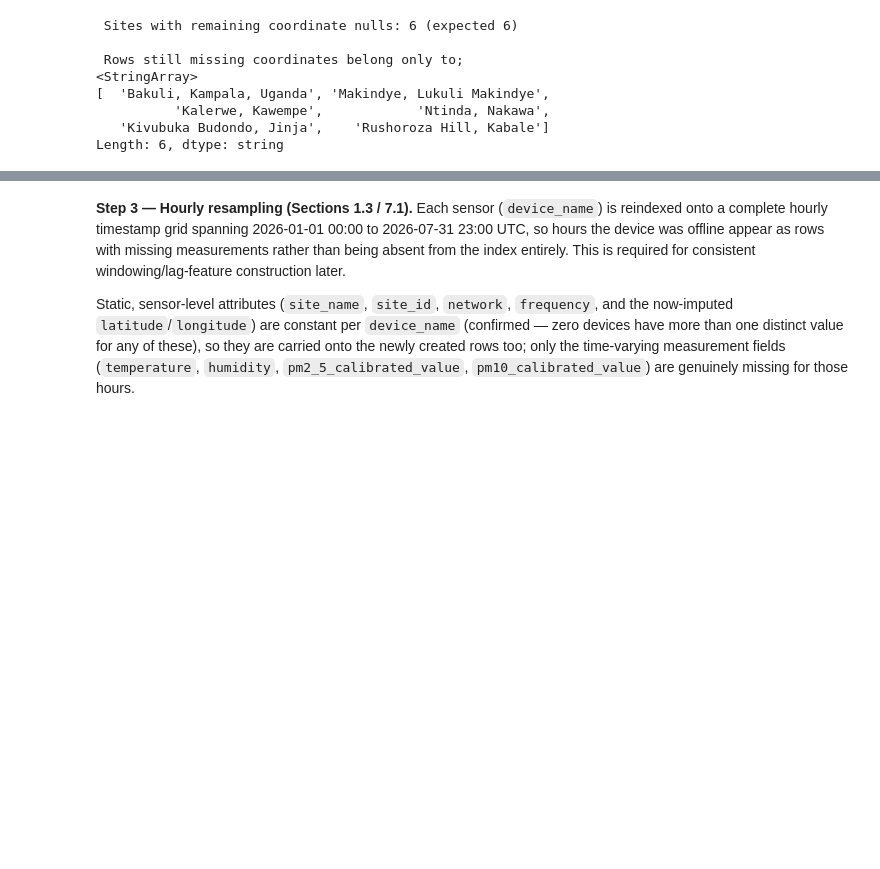
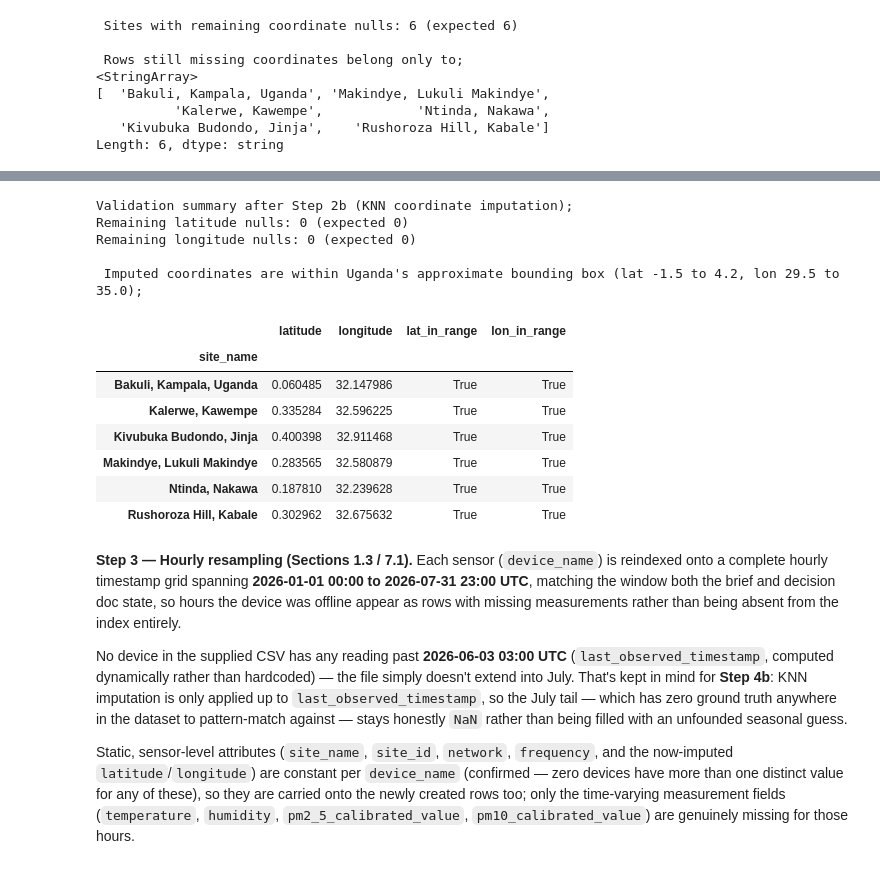
Before and after one commit to coleRodneyMigisha/airqo_cole_charis_assgnmnt, a Jupyter notebook: train.ipynb, the cells around one changed output, grey strips where cells are left out. Cells and saved outputs as stored; diff of their text form; code cells hidden in the pictures; blank space fills up the shorter version.

Commit message:
Linear and KNN imputation for missing values

```diff
--- a/train.ipynb
+++ b/train.ipynb
@@ -500,5 +548,34 @@ Length: 6, dtype: string
+# %%
+print("Validation summary after Step 2b (KNN coordinate imputation); ")
+print(f"Remaining latitude nulls: {clean_data['latitude'].isna().sum()} (expected 0)")
+print(f"Remaining longitude nulls: {clean_data['longitude'].isna().sum()} (expected 0)")
+
+print("\n Imputed coordinates are within Uganda's approximate bounding box "
+      "(lat -1.5 to 4.2, lon 29.5 to 35.0); ")
+display(
+    knn_coords.assign(
+        lat_in_range=knn_coords['latitude'].between(-1.5, 4.2),
+        lon_in_range=knn_coords['longitude'].between(29.5, 35.0),
+    )
+)
+# %% [output]
+Validation summary after Step 2b (KNN coordinate imputation);
+Remaining latitude nulls: 0 (expected 0)
+Remaining longitude nulls: 0 (expected 0)
+
+ Imputed coordinates are within Uganda's approximate bounding box (lat -1.5 to 4.2, lon 29.5 to 35.0);
+|  | latitude | longitude | lat_in_range | lon_in_range |
+| site_name |  |  |  |  |
+| Bakuli, Kampala, Uganda | 0.060485 | 32.147986 | True | True |
+| Kalerwe, Kawempe | 0.335284 | 32.596225 | True | True |
+| Kivubuka Budondo, Jinja | 0.400398 | 32.911468 | True | True |
+| Makindye, Lukuli Makindye | 0.283565 | 32.580879 | True | True |
+| Ntinda, Nakawa | 0.187810 | 32.239628 | True | True |
+| Rushoroza Hill, Kabale | 0.302962 | 32.675632 | True | True |
 # %% [markdown]
-**Step 3 — Hourly resampling (Sections 1.3 / 7.1).** Each sensor (`device_name`) is reindexed onto a complete hourly timestamp grid spanning 2026-01-01 00:00 to 2026-07-31 23:00 UTC, so hours the device was offline appear as rows with missing measurements rather than being absent from the index entirely. This is required for consistent windowing/lag-feature construction later.
+**Step 3 — Hourly resampling (Sections 1.3 / 7.1).** Each sensor (`device_name`) is reindexed onto a complete hourly timestamp grid spanning **2026-01-01 00:00 to 2026-07-31 23:00 UTC**, matching the window both the brief and decision doc state, so hours the device was offline appear as rows with missing measurements rather than being absent from the index entirely.
+
+No device in the supplied CSV has any reading past **2026-06-03 03:00 UTC** (`last_observed_timestamp`, computed dynamically rather than hardcoded) — the file simply doesn't extend into July. That's kept in mind for **Step 4b**: KNN imputation is only applied up to `last_observed_timestamp`, so the July tail — which has zero ground truth anywhere in the dataset to pattern-match against — stays honestly `NaN` rather than being filled with an unfounded seasonal guess.
 
 Static, sensor-level attributes (`site_name`, `site_id`, `network`, `frequency`, and the now-imputed `latitude`/`longitude`) are constant per `device_name` (confirmed — zero devices have more than one distinct value for any of these), so they are carried onto the newly created rows too; only the time-varying measurement fields (`temperature`, `humidity`, `pm2_5_calibrated_value`, `pm10_calibrated_value`) are genuinely missing for those hours.
 # %%
```
Also changed, not shown: parts of 14 cells of this notebook, 1 other file.
